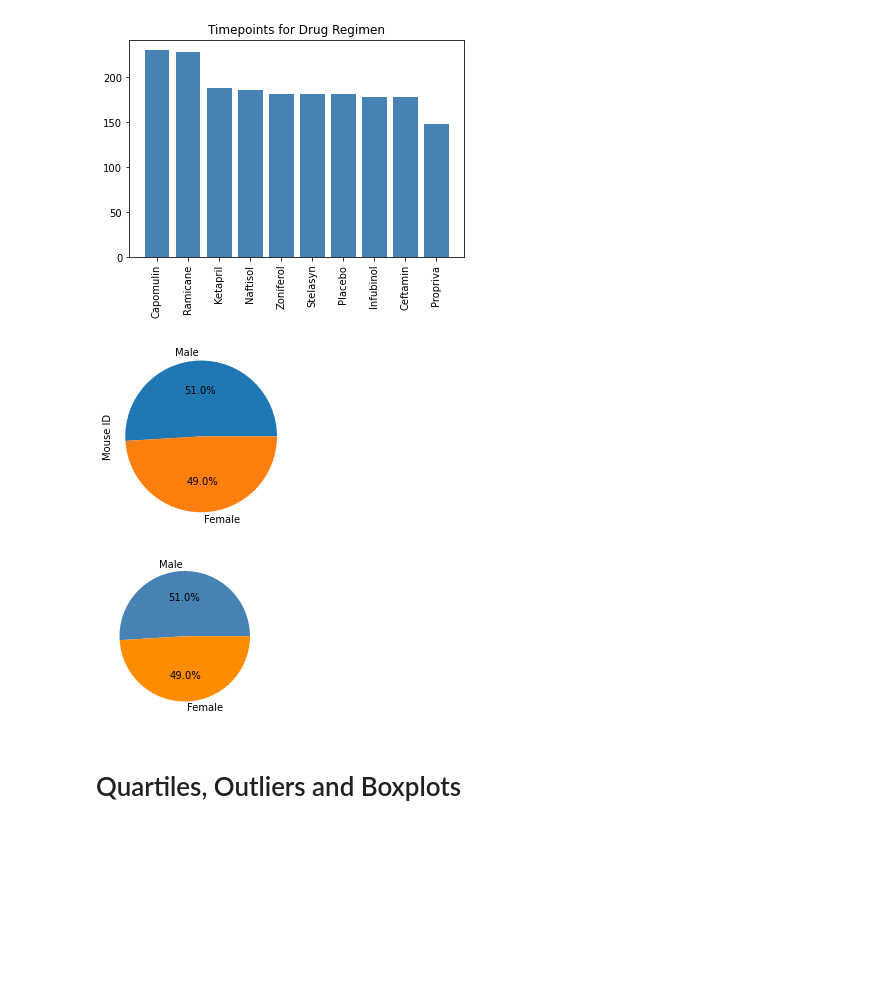
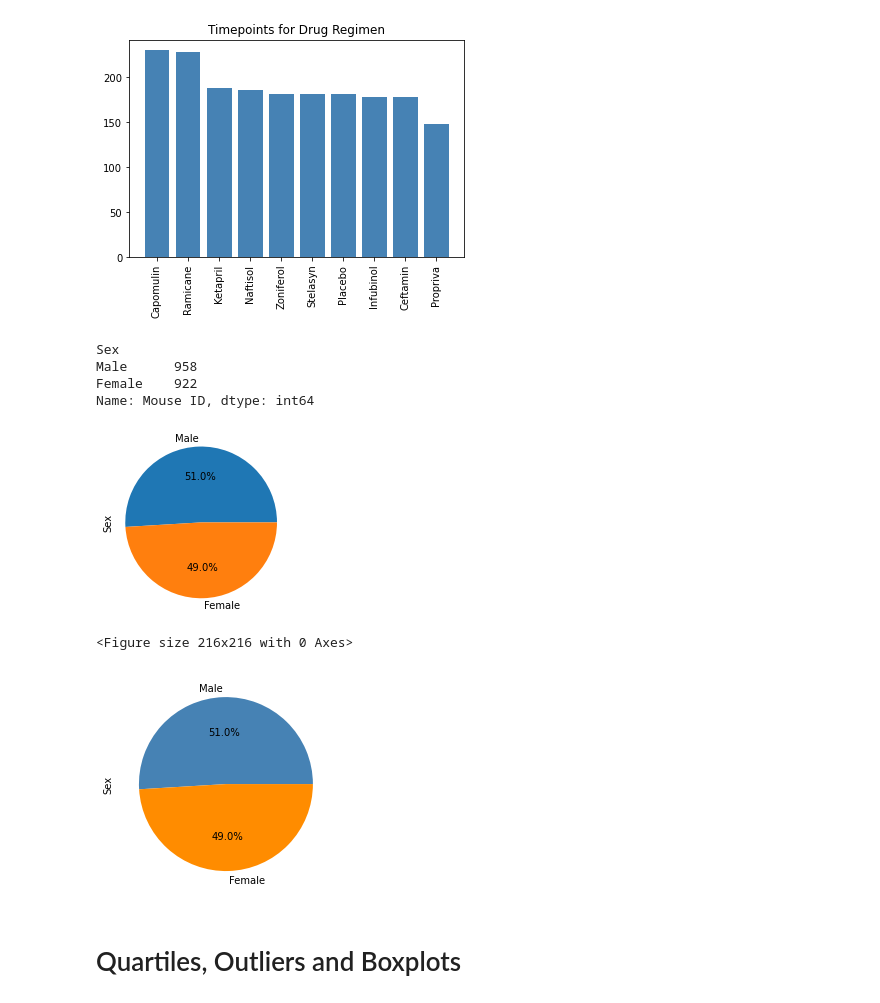
Before and after one commit to jananeesaranraj/Matplotlib, a Jupyter notebook: Pymaceuticals/Pymaceuticals.ipynb, the cells around one changed output. Drawn from its saved outputs; the diff is of its cells as text; code cells hidden in the pictures; blank space fills up the shorter version.

```diff
--- a/Pymaceuticals/Pymaceuticals.ipynb
+++ b/Pymaceuticals/Pymaceuticals.ipynb
@@ -215,12 +215,19 @@ plt.show()
 # Generate a pie plot showing the distribution of female versus male mice using Pandas
 gender_df = df.groupby("Sex").count()["Mouse ID"]
 gender_df = gender_df.sort_values(ascending=False)
+gender_df
+# %% [output]
+Sex
+Male      958
+Female    922
+Name: Mouse ID, dtype: int64
 # %%
-gender_chart = gender_df.plot(kind="pie",y="sex", autopct ="%1.1f%%",figsize=(3,3))
+gender_chart = gender_df.plot(kind="pie",autopct ="%1.1f%%",figsize=(3,3))
+gender_chart.set_ylabel("Sex")
 plt.axis("equal")
 plt.show()
 # %% [output]
-[figure, old version]
+[figure, new version]
 # %%
 # Labels for the sections of our pie chart
 labels = ["Male","Female"]
@@ -232,11 +239,15 @@ sizes = [958,922]
 colors = ["steelblue","darkorange"]
 # %%
 fig = plt.figure(figsize =(3,3))
-gender_chart= plt.pie(sizes, labels=labels, colors=colors,
-               autopct="%1.1f%%")
+# gender_chart= plt.pie(sizes, labels=labels, colors=colors,
+#                autopct="%1.1f%%")
+fig, ax = plt.subplots()
+ax.pie(sizes,labels=labels,colors=colors,autopct="%1.1f%%")
+ax.set_ylabel("Sex")
 plt.show()
 # %% [output]
+<Figure size 216x216 with 0 Axes>
-[figure, old version]
+[figure, new version]
 # %% [markdown]
 # Quartiles, Outliers and Boxplots
 # %%
```
Also changed, not shown: parts of 7 cells of this notebook.
